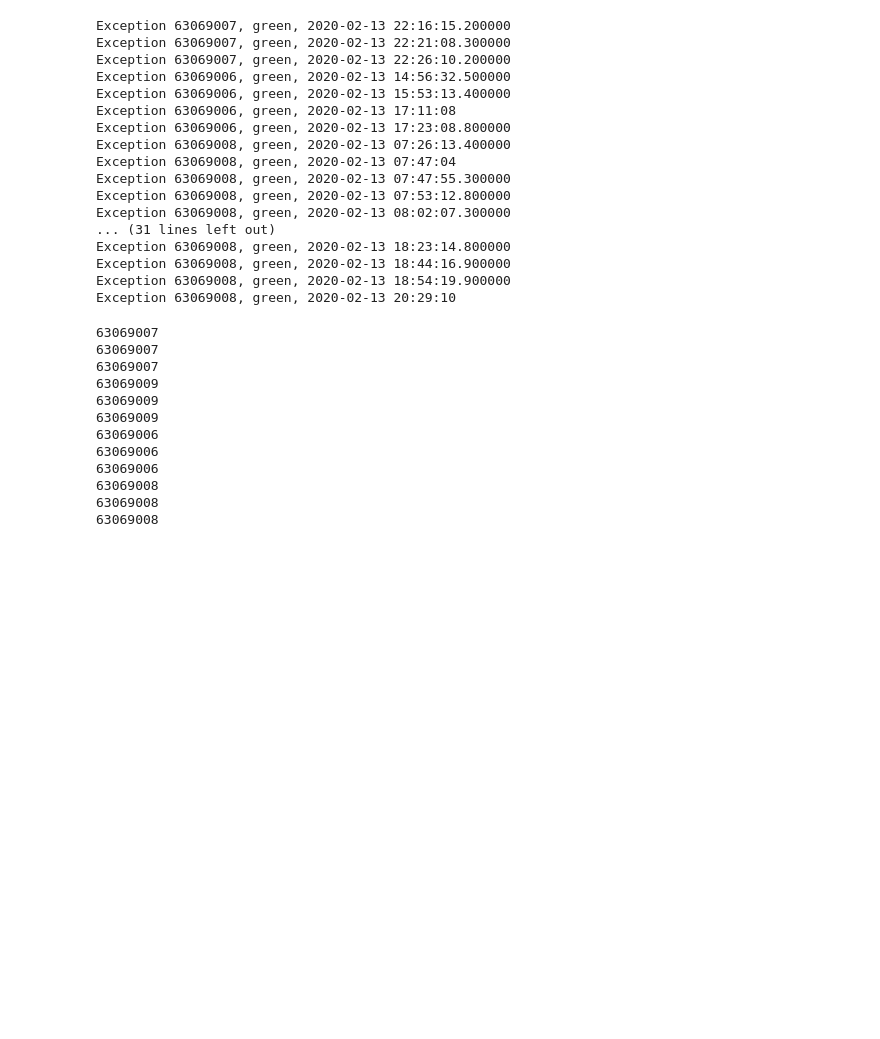
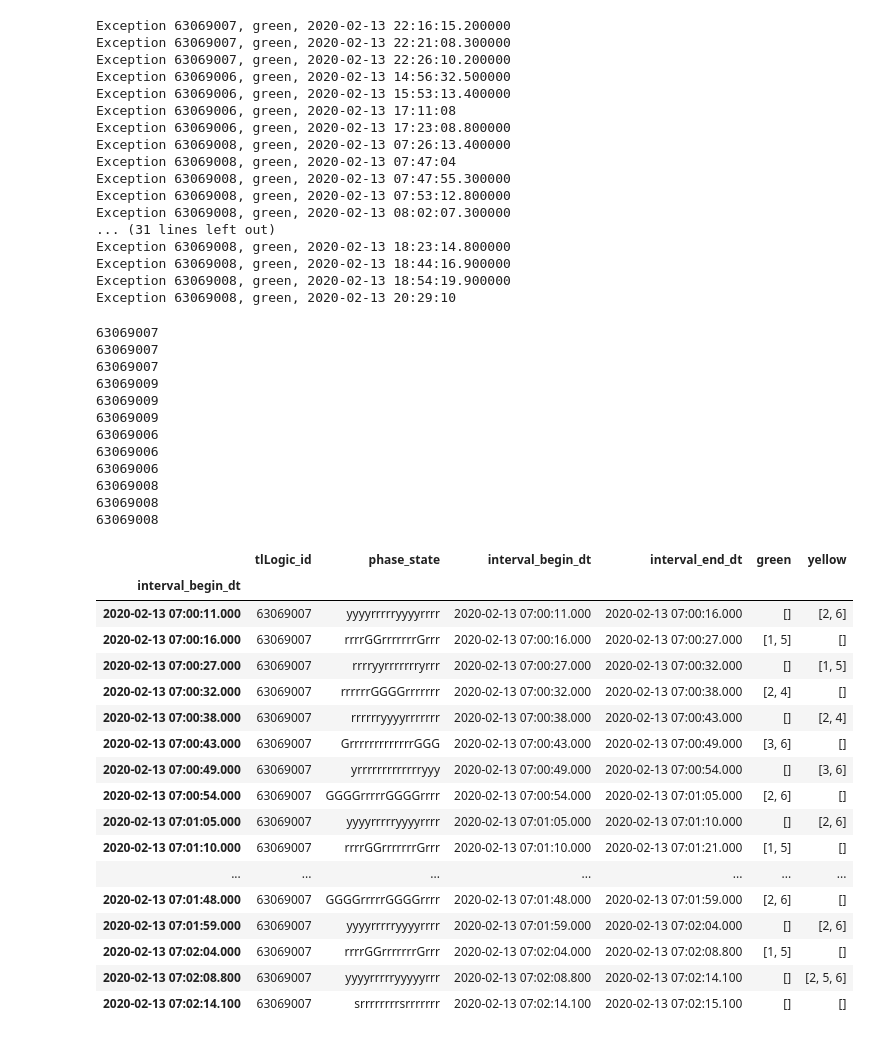
Before and after one commit to UnivOfAlabama-BittleResearchGroup/us69-research-paper-plotting, a Jupyter notebook: offline_analysis/traffic_light_analysis.ipynb, the cells around one changed output. Drawn from its saved outputs; the diff is of its cells as text; code cells hidden in the pictures; blank space fills up the shorter version.

```diff
--- a/offline_analysis/traffic_light_analysis.ipynb
+++ b/offline_analysis/traffic_light_analysis.ipynb
@@ -293,6 +332,27 @@ for tl_id in rw_tl_dict.keys():
 63069008
 63069008
 63069008
+# %%
+plot_sumo_df.head(20)
+# %% [output]
+|  | tlLogic_id | phase_state | interval_begin_dt | interval_end_dt | green | yellow |
+| interval_begin_dt |  |  |  |  |  |  |
+| 2020-02-13 07:00:11.000 | 63069007 | yyyyrrrrryyyyrrrr | 2020-02-13 07:00:11.000 | 2020-02-13 07:00:16.000 | [] | [2, 6] |
+| 2020-02-13 07:00:16.000 | 63069007 | rrrrGGrrrrrrrGrrr | 2020-02-13 07:00:16.000 | 2020-02-13 07:00:27.000 | [1, 5] | [] |
+| 2020-02-13 07:00:27.000 | 63069007 | rrrryyrrrrrrryrrr | 2020-02-13 07:00:27.000 | 2020-02-13 07:00:32.000 | [] | [1, 5] |
+| 2020-02-13 07:00:32.000 | 63069007 | rrrrrrGGGGrrrrrrr | 2020-02-13 07:00:32.000 | 2020-02-13 07:00:38.000 | [2, 4] | [] |
+| 2020-02-13 07:00:38.000 | 63069007 | rrrrrryyyyrrrrrrr | 2020-02-13 07:00:38.000 | 2020-02-13 07:00:43.000 | [] | [2, 4] |
+| 2020-02-13 07:00:43.000 | 63069007 | GrrrrrrrrrrrrrGGG | 2020-02-13 07:00:43.000 | 2020-02-13 07:00:49.000 | [3, 6] | [] |
+| 2020-02-13 07:00:49.000 | 63069007 | yrrrrrrrrrrrrryyy | 2020-02-13 07:00:49.000 | 2020-02-13 07:00:54.000 | [] | [3, 6] |
+| 2020-02-13 07:00:54.000 | 63069007 | GGGGrrrrrGGGGrrrr | 2020-02-13 07:00:54.000 | 2020-02-13 07:01:05.000 | [2, 6] | [] |
+| 2020-02-13 07:01:05.000 | 63069007 | yyyyrrrrryyyyrrrr | 2020-02-13 07:01:05.000 | 2020-02-13 07:01:10.000 | [] | [2, 6] |
+| 2020-02-13 07:01:10.000 | 63069007 | rrrrGGrrrrrrrGrrr | 2020-02-13 07:01:10.000 | 2020-02-13 07:01:21.000 | [1, 5] | [] |
+| ... | ... | ... | ... | ... | ... | ... |
+| 2020-02-13 07:01:48.000 | 63069007 | GGGGrrrrrGGGGrrrr | 2020-02-13 07:01:48.000 | 2020-02-13 07:01:59.000 | [2, 6] | [] |
+| 2020-02-13 07:01:59.000 | 63069007 | yyyyrrrrryyyyrrrr | 2020-02-13 07:01:59.000 | 2020-02-13 07:02:04.000 | [] | [2, 6] |
+| 2020-02-13 07:02:04.000 | 63069007 | rrrrGGrrrrrrrGrrr | 2020-02-13 07:02:04.000 | 2020-02-13 07:02:08.800 | [1, 5] | [] |
+| 2020-02-13 07:02:08.800 | 63069007 | yyyyrrrrryyyyyrrr | 2020-02-13 07:02:08.800 | 2020-02-13 07:02:14.100 | [] | [2, 5, 6] |
+| 2020-02-13 07:02:14.100 | 63069007 | srrrrrrrrsrrrrrrr | 2020-02-13 07:02:14.100 | 2020-02-13 07:02:15.100 | [] | [] |
 # %%
 tl_id = '63069007'
 
```
Also changed, not shown: parts of 9 cells of this notebook.
